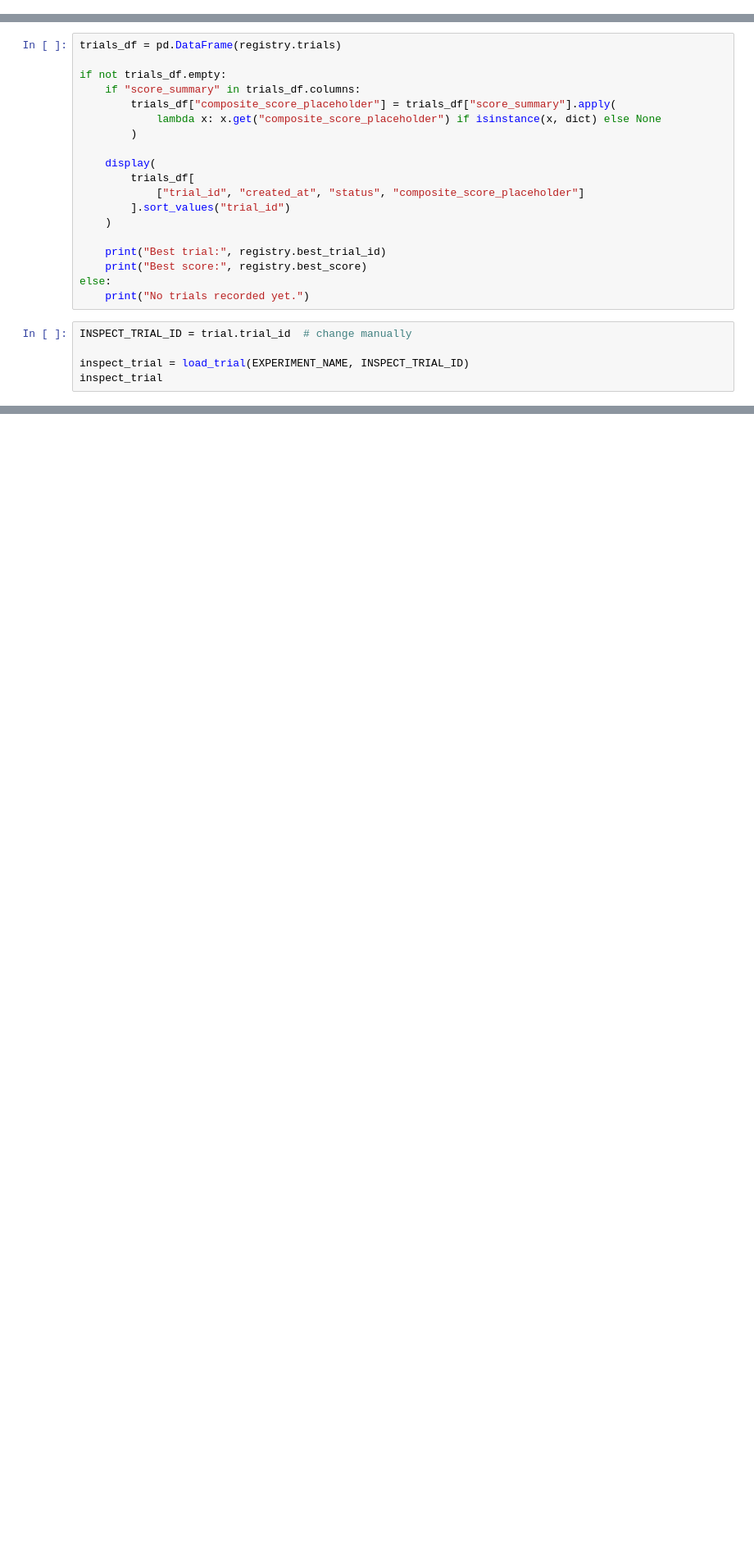
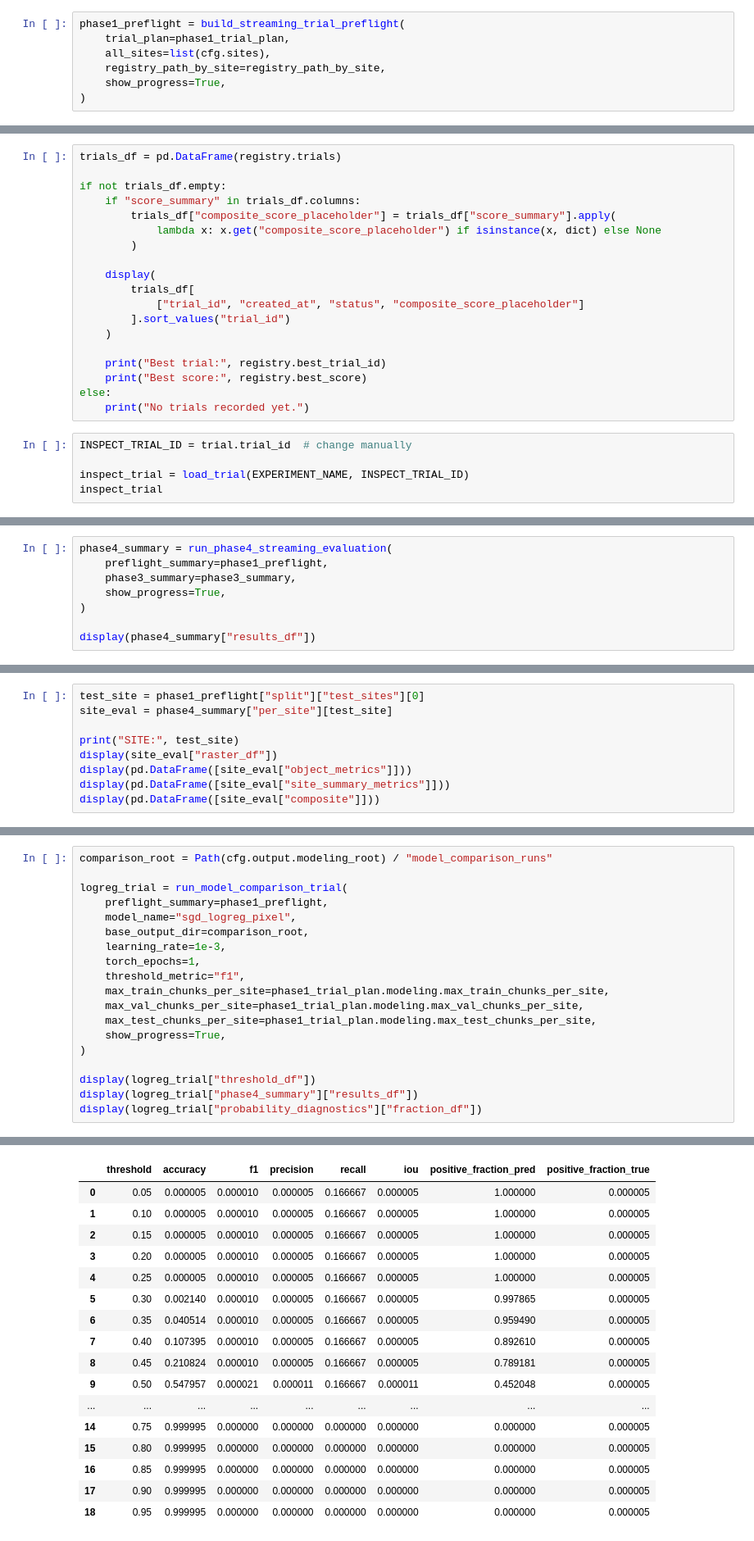
Before and after one commit to ICharmU/shrub, a Jupyter notebook: Final/main.ipynb, the cells around one changed output, grey strips where cells are left out. Shown at 82% size. Cells and saved outputs as stored; diff of their text form; blank space fills up the shorter version.

Commit message:
getting model comparisons underway

```diff
--- a/Final/main.ipynb
+++ b/Final/main.ipynb
@@ -3612,0 +4827,7 @@ display(grid.completed_trials_frame())
+# %%
+phase1_preflight = build_streaming_trial_preflight(
+    trial_plan=phase1_trial_plan,
+    all_sites=list(cfg.sites),
+    registry_path_by_site=registry_path_by_site,
+    show_progress=True,
+)
@@ -3707,0 +7223,8 @@ inspect_trial
+# %%
+phase4_summary = run_phase4_streaming_evaluation(
+    preflight_summary=phase1_preflight,
+    phase3_summary=phase3_summary,
+    show_progress=True,
+)
+
+display(phase4_summary["results_df"])
@@ -3707,0 +7235,9 @@ inspect_trial
+# %%
+test_site = phase1_preflight["split"]["test_sites"][0]
+site_eval = phase4_summary["per_site"][test_site]
+
+print("SITE:", test_site)
+display(site_eval["raster_df"])
+display(pd.DataFrame([site_eval["object_metrics"]]))
+display(pd.DataFrame([site_eval["site_summary_metrics"]]))
+display(pd.DataFrame([site_eval["composite"]]))
@@ -3707,0 +7364,20 @@ inspect_trial
+# %%
+comparison_root = Path(cfg.output.modeling_root) / "model_comparison_runs"
+
+logreg_trial = run_model_comparison_trial(
+    preflight_summary=phase1_preflight,
+    model_name="sgd_logreg_pixel",
+    base_output_dir=comparison_root,
+    learning_rate=1e-3,
+    torch_epochs=1,
+    threshold_metric="f1",
+    max_train_chunks_per_site=phase1_trial_plan.modeling.max_train_chunks_per_site,
+    max_val_chunks_per_site=phase1_trial_plan.modeling.max_val_chunks_per_site,
+    max_test_chunks_per_site=phase1_trial_plan.modeling.max_test_chunks_per_site,
+    show_progress=True,
+)
+
+display(logreg_trial["threshold_df"])
+display(logreg_trial["phase4_summary"]["results_df"])
+display(logreg_trial["probability_diagnostics"]["fraction_df"])
+# %% [output]
@@ -3707,0 +7392,17 @@ inspect_trial
+|  | threshold | accuracy | f1 | precision | recall | iou | positive_fraction_pred | positive_fraction_true |
+| 0 | 0.05 | 0.000005 | 0.000010 | 0.000005 | 0.166667 | 0.000005 | 1.000000 | 0.000005 |
+| 1 | 0.10 | 0.000005 | 0.000010 | 0.000005 | 0.166667 | 0.000005 | 1.000000 | 0.000005 |
+| 2 | 0.15 | 0.000005 | 0.000010 | 0.000005 | 0.166667 | 0.000005 | 1.000000 | 0.000005 |
+| 3 | 0.20 | 0.000005 | 0.000010 | 0.000005 | 0.166667 | 0.000005 | 1.000000 | 0.000005 |
+| 4 | 0.25 | 0.000005 | 0.000010 | 0.000005 | 0.166667 | 0.000005 | 1.000000 | 0.000005 |
+| 5 | 0.30 | 0.002140 | 0.000010 | 0.000005 | 0.166667 | 0.000005 | 0.997865 | 0.000005 |
+| 6 | 0.35 | 0.040514 | 0.000010 | 0.000005 | 0.166667 | 0.000005 | 0.959490 | 0.000005 |
+| 7 | 0.40 | 0.107395 | 0.000010 | 0.000005 | 0.166667 | 0.000005 | 0.892610 | 0.000005 |
+| 8 | 0.45 | 0.210824 | 0.000010 | 0.000005 | 0.166667 | 0.000005 | 0.789181 | 0.000005 |
+| 9 | 0.50 | 0.547957 | 0.000021 | 0.000011 | 0.166667 | 0.000011 | 0.452048 | 0.000005 |
+| ... | ... | ... | ... | ... | ... | ... | ... | ... |
+| 14 | 0.75 | 0.999995 | 0.000000 | 0.000000 | 0.000000 | 0.000000 | 0.000000 | 0.000005 |
+| 15 | 0.80 | 0.999995 | 0.000000 | 0.000000 | 0.000000 | 0.000000 | 0.000000 | 0.000005 |
+| 16 | 0.85 | 0.999995 | 0.000000 | 0.000000 | 0.000000 | 0.000000 | 0.000000 | 0.000005 |
+| 17 | 0.90 | 0.999995 | 0.000000 | 0.000000 | 0.000000 | 0.000000 | 0.000000 | 0.000005 |
+| 18 | 0.95 | 0.999995 | 0.000000 | 0.000000 | 0.000000 | 0.000000 | 0.000000 | 0.000005 |
```
Also changed, not shown: parts of 82 cells of this notebook, 3 other files.
